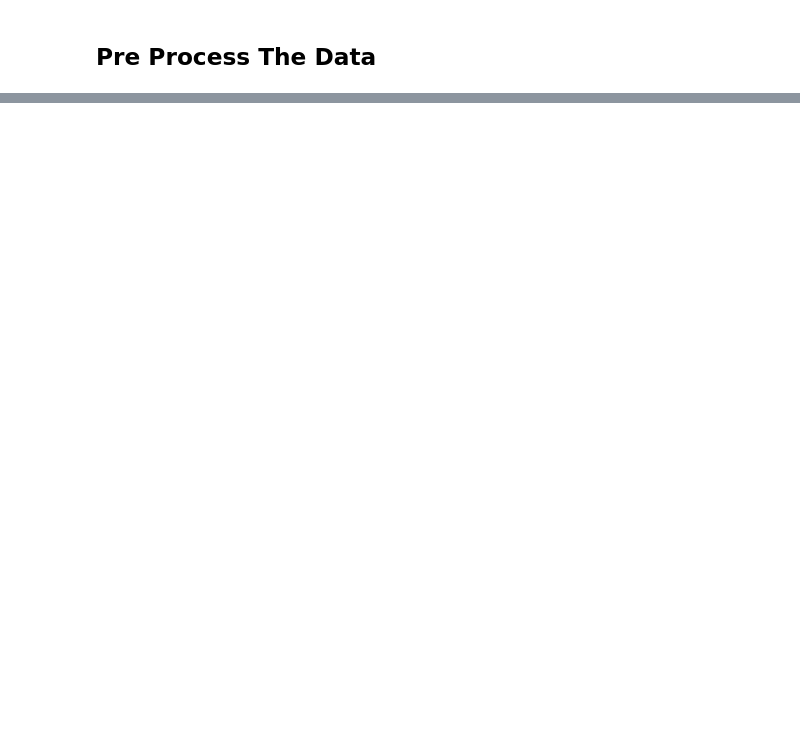
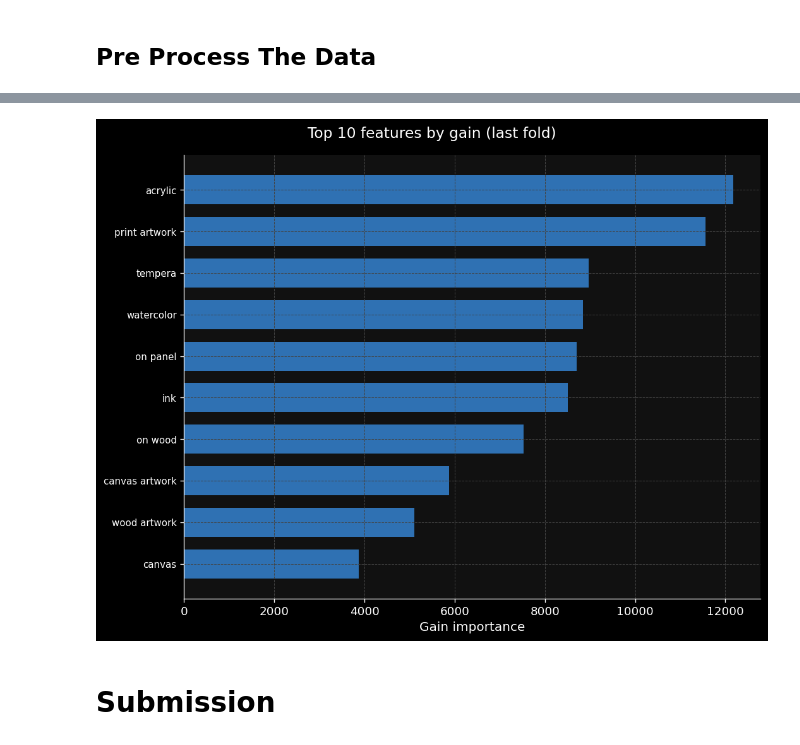
Before and after one commit to 456zamir8/Data-Science-Projects, a Jupyter notebook: Classifying Artistics Mediums from Metadata/Classifier.ipynb, the cells around one changed output, grey strips where cells are left out. Saved outputs shown, nothing was run; the diff lists cells and outputs as text; code cells hidden in the pictures; blank space fills up the shorter version.

```diff
--- a/Classifying Artistics Mediums from Metadata/Classifier.ipynb
+++ b/Classifying Artistics Mediums from Metadata/Classifier.ipynb
@@ -655,0 +962,25 @@ print(f"\nClass distribution:\n{y.map(CLASS_NAMES).value_counts()}")
+# %%
+n = 10
+fi = model.feature_importance(importance_type="gain")
+feature_names = (
+    tfidf_fitted.get_feature_names_out().tolist() +
+    CAT_COLS +
+    NUMERIC_COLS
+)
+fi_df = (pd.DataFrame({"feature": feature_names, "importance": fi})
+           .sort_values("importance", ascending=False)
+           .head(n))
+
+fig, ax = plt.subplots(figsize=(9, 7))
+fig.suptitle(f"Top {n} features by gain (last fold)", fontsize=14, fontweight="500")
+ax.barh(fi_df["feature"][::-1], fi_df["importance"][::-1],
+        color="#378ADD", alpha=0.8, height=0.7)
+ax.set_xlabel("Gain importance")
+ax.tick_params(axis="y", labelsize=9)
+ax.spines["top"].set_visible(False); ax.spines["right"].set_visible(False)
+plt.tight_layout()
+plt.show()
+# %% [output]
+[figure, added]
+# %% [markdown]
+# **Submission**
```
Also changed, not shown: parts of 22 cells of this notebook, 1 other file.
